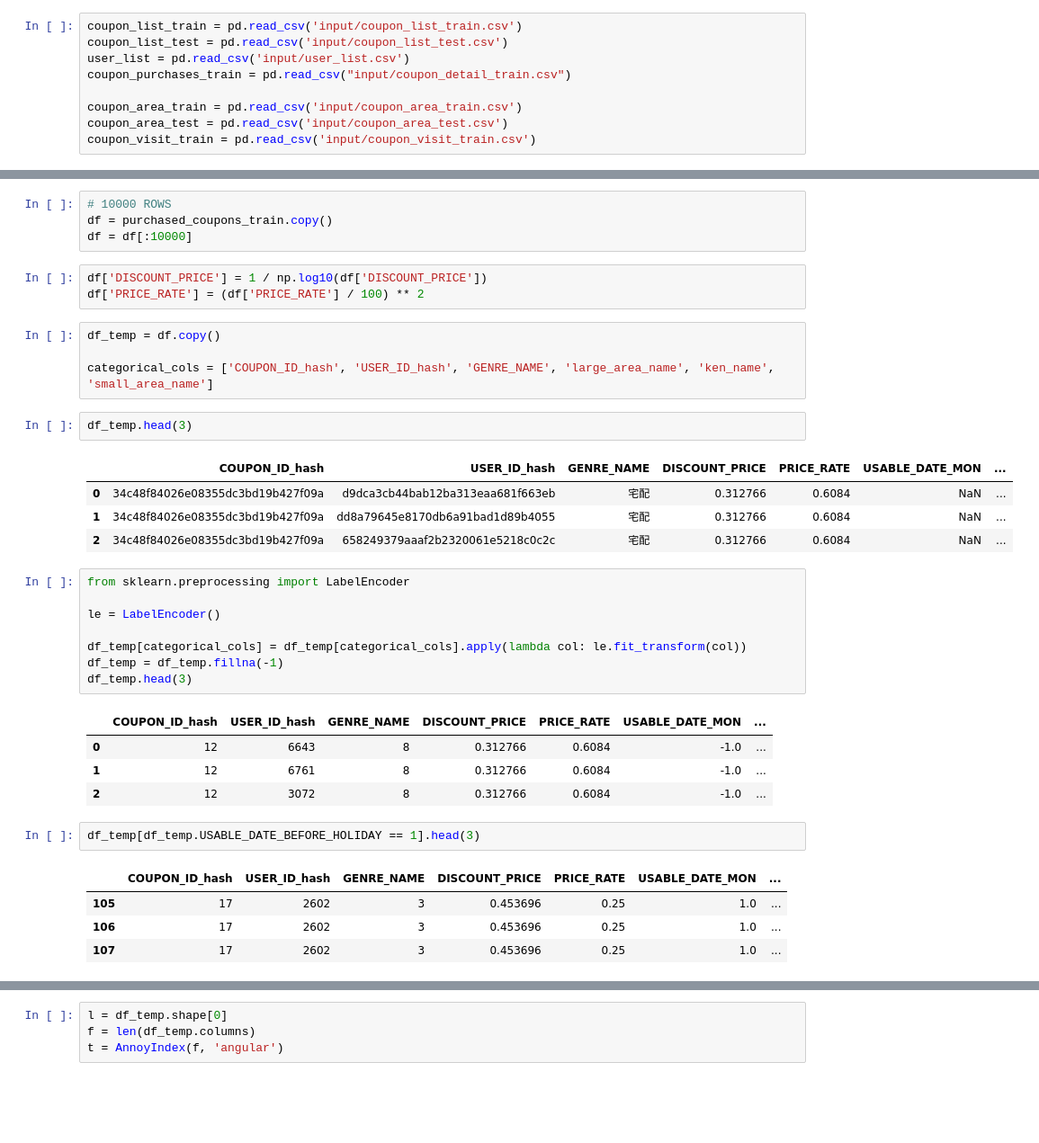
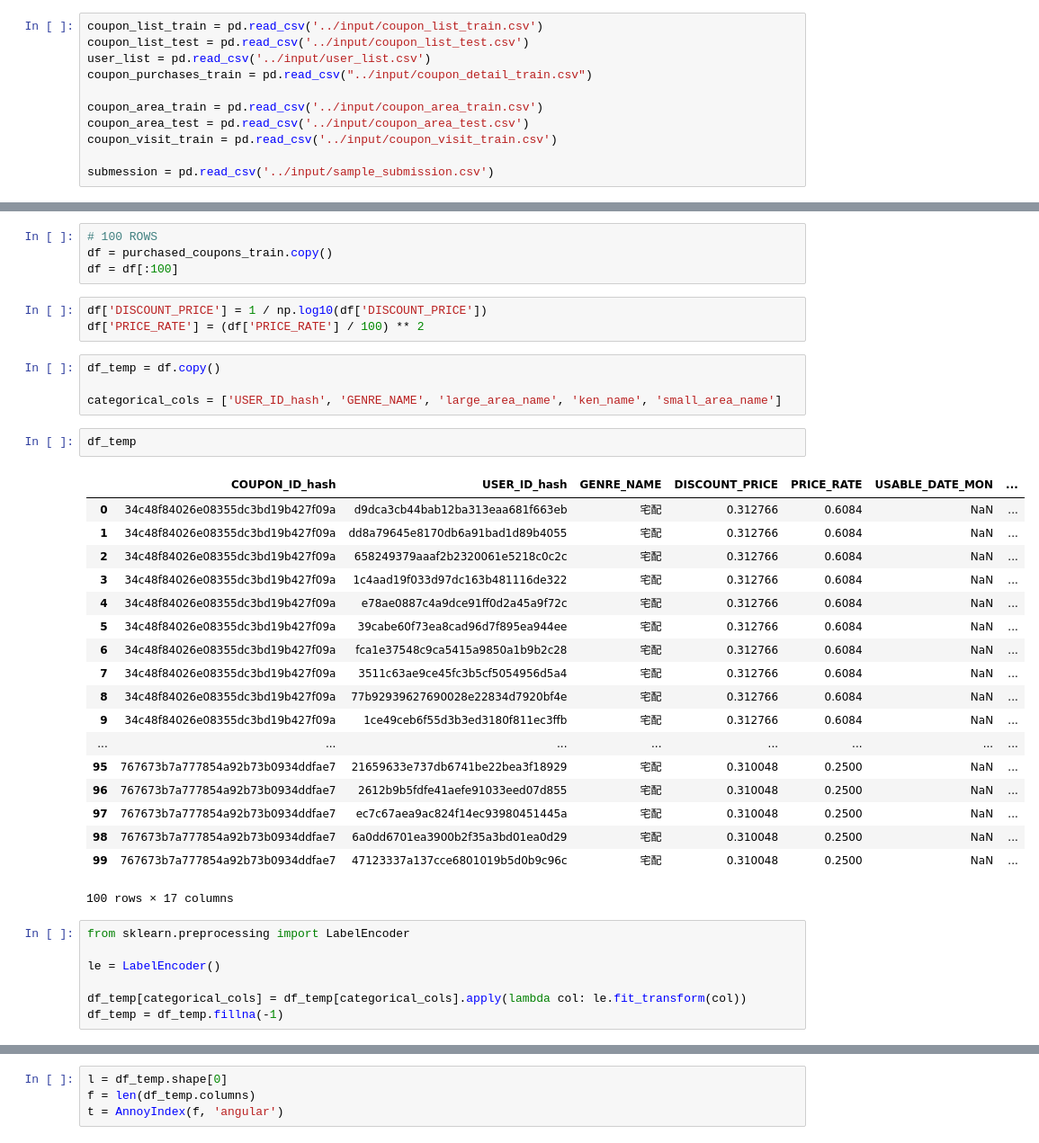
Before and after one commit to jnferreira/couponpurchasepreds, a Jupyter notebook: annoy/annoy_v4.ipynb, the cells around one changed output, grey strips where cells are left out. Shown at 90% size. Cells and saved outputs as stored; diff of their text form; blank space fills up the shorter version.

```diff
--- a/annoy/annoy_v4.ipynb
+++ b/annoy/annoy_v4.ipynb
@@ -8,11 +8,13 @@ from sklearn.metrics.pairwise import cosine_similarity
 from annoy import AnnoyIndex
 import random
 # %%
-coupon_list_train = pd.read_csv('input/coupon_list_train.csv')
-coupon_list_test = pd.read_csv('input/coupon_list_test.csv')
-user_list = pd.read_csv('input/user_list.csv')
-coupon_purchases_train = pd.read_csv("input/coupon_detail_train.csv")
+coupon_list_train = pd.read_csv('../input/coupon_list_train.csv')
+coupon_list_test = pd.read_csv('../input/coupon_list_test.csv')
+user_list = pd.read_csv('../input/user_list.csv')
+coupon_purchases_train = pd.read_csv("../input/coupon_detail_train.csv")
 
-coupon_area_train = pd.read_csv('input/coupon_area_train.csv')
-coupon_area_test = pd.read_csv('input/coupon_area_test.csv')
-coupon_visit_train = pd.read_csv('input/coupon_visit_train.csv')
+coupon_area_train = pd.read_csv('../input/coupon_area_train.csv')
+coupon_area_test = pd.read_csv('../input/coupon_area_test.csv')
+coupon_visit_train = pd.read_csv('../input/coupon_visit_train.csv')
+
+submession = pd.read_csv('../input/sample_submission.csv')
@@ -27,23 +92,37 @@ features = ['COUPON_ID_hash', 'USER_ID_hash',
 # %%
 purchased_coupons_train = purchased_coupons_train[features]
 # %%
-# 10000 ROWS
+# 100 ROWS
 df = purchased_coupons_train.copy()
-df = df[:10000]
+df = df[:100]
 # %%
 df['DISCOUNT_PRICE'] = 1 / np.log10(df['DISCOUNT_PRICE'])
 df['PRICE_RATE'] = (df['PRICE_RATE'] / 100) ** 2
 # %%
 df_temp = df.copy()
 
-categorical_cols = ['COUPON_ID_hash', 'USER_ID_hash', 'GENRE_NAME', 'large_area_name', 'ken_name', 'small_area_name']
+categorical_cols = ['USER_ID_hash', 'GENRE_NAME', 'large_area_name', 'ken_name', 'small_area_name']
 # %%
-df_temp.head(3)
+df_temp
 # %% [output]
 |  | COUPON_ID_hash | USER_ID_hash | GENRE_NAME | DISCOUNT_PRICE | PRICE_RATE | USABLE_DATE_MON | ... |
 | 0 | 34c48f84026e08355dc3bd19b427f09a | d9dca3cb44bab12ba313eaa681f663eb | 宅配 | 0.312766 | 0.6084 | NaN | ... |
 | 1 | 34c48f84026e08355dc3bd19b427f09a | dd8a79645e8170db6a91bad1d89b4055 | 宅配 | 0.312766 | 0.6084 | NaN | ... |
 | 2 | 34c48f84026e08355dc3bd19b427f09a | 658249379aaaf2b2320061e5218c0c2c | 宅配 | 0.312766 | 0.6084 | NaN | ... |
+| 3 | 34c48f84026e08355dc3bd19b427f09a | 1c4aad19f033d97dc163b481116de322 | 宅配 | 0.312766 | 0.6084 | NaN | ... |
+| 4 | 34c48f84026e08355dc3bd19b427f09a | e78ae0887c4a9dce91ff0d2a45a9f72c | 宅配 | 0.312766 | 0.6084 | NaN | ... |
+| 5 | 34c48f84026e08355dc3bd19b427f09a | 39cabe60f73ea8cad96d7f895ea944ee | 宅配 | 0.312766 | 0.6084 | NaN | ... |
+| 6 | 34c48f84026e08355dc3bd19b427f09a | fca1e37548c9ca5415a9850a1b9b2c28 | 宅配 | 0.312766 | 0.6084 | NaN | ... |
+| 7 | 34c48f84026e08355dc3bd19b427f09a | 3511c63ae9ce45fc3b5cf5054956d5a4 | 宅配 | 0.312766 | 0.6084 | NaN | ... |
+| 8 | 34c48f84026e08355dc3bd19b427f09a | 77b92939627690028e22834d7920bf4e | 宅配 | 0.312766 | 0.6084 | NaN | ... |
+| 9 | 34c48f84026e08355dc3bd19b427f09a | 1ce49ceb6f55d3b3ed3180f811ec3ffb | 宅配 | 0.312766 | 0.6084 | NaN | ... |
+| ... | ... | ... | ... | ... | ... | ... | ... |
+| 95 | 767673b7a777854a92b73b0934ddfae7 | 21659633e737db6741be22bea3f18929 | 宅配 | 0.310048 | 0.2500 | NaN | ... |
+| 96 | 767673b7a777854a92b73b0934ddfae7 | 2612b9b5fdfe41aefe91033eed07d855 | 宅配 | 0.310048 | 0.2500 | NaN | ... |
+| 97 | 767673b7a777854a92b73b0934ddfae7 | ec7c67aea9ac824f14ec93980451445a | 宅配 | 0.310048 | 0.2500 | NaN | ... |
+| 98 | 767673b7a777854a92b73b0934ddfae7 | 6a0dd6701ea3900b2f35a3bd01ea0d29 | 宅配 | 0.310048 | 0.2500 | NaN | ... |
+| 99 | 767673b7a777854a92b73b0934ddfae7 | 47123337a137cce6801019b5d0b9c96c | 宅配 | 0.310048 | 0.2500 | NaN | ... |
+100 rows × 17 columns
 # %%
 from sklearn.preprocessing import LabelEncoder
 
@@ -51,16 +130,3 @@ le = LabelEncoder()
 
 df_temp[categorical_cols] = df_temp[categorical_cols].apply(lambda col: le.fit_transform(col))
 df_temp = df_temp.fillna(-1)
-df_temp.head(3)
-# %% [output]
-|  | COUPON_ID_hash | USER_ID_hash | GENRE_NAME | DISCOUNT_PRICE | PRICE_RATE | USABLE_DATE_MON | ... |
-| 0 | 12 | 6643 | 8 | 0.312766 | 0.6084 | -1.0 | ... |
-| 1 | 12 | 6761 | 8 | 0.312766 | 0.6084 | -1.0 | ... |
-| 2 | 12 | 3072 | 8 | 0.312766 | 0.6084 | -1.0 | ... |
-# %%
-df_temp[df_temp.USABLE_DATE_BEFORE_HOLIDAY == 1].head(3)
-# %% [output]
-|  | COUPON_ID_hash | USER_ID_hash | GENRE_NAME | DISCOUNT_PRICE | PRICE_RATE | USABLE_DATE_MON | ... |
-| 105 | 17 | 2602 | 3 | 0.453696 | 0.25 | 1.0 | ... |
-| 106 | 17 | 2602 | 3 | 0.453696 | 0.25 | 1.0 | ... |
-| 107 | 17 | 2602 | 3 | 0.453696 | 0.25 | 1.0 | ... |
```
Also changed, not shown: parts of 7 cells of this notebook, 1 other file.
